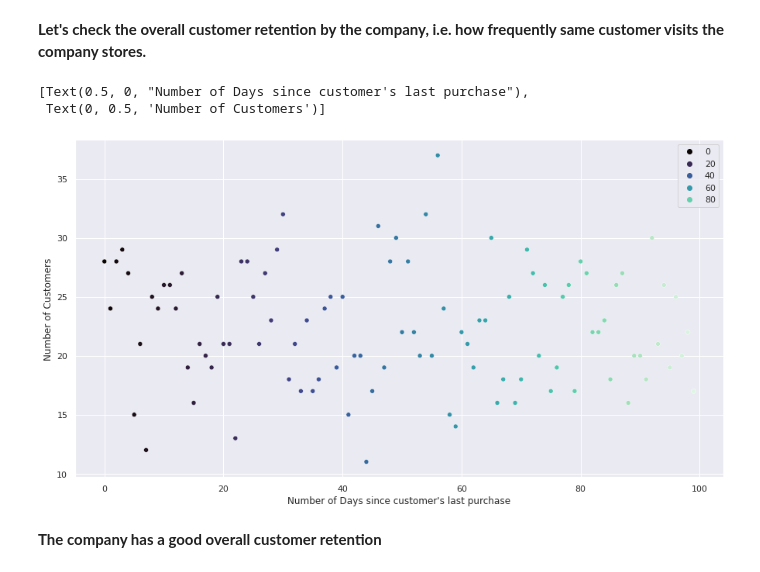
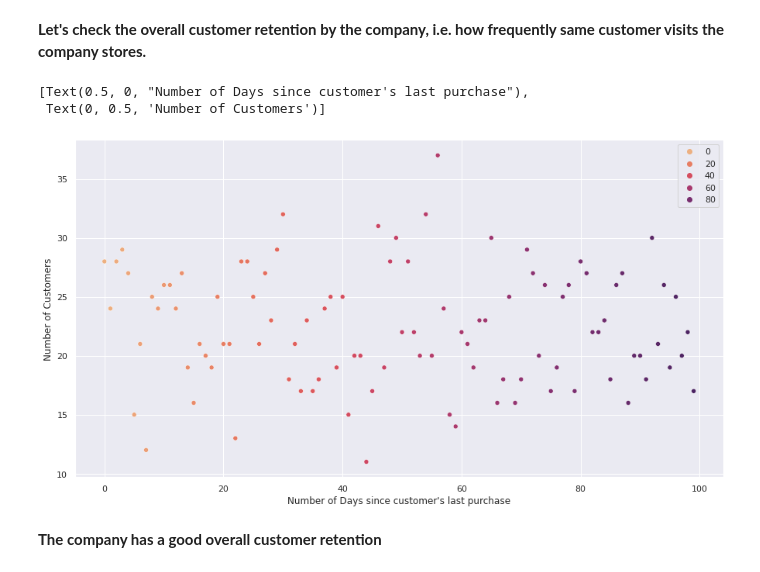
Before and after one commit to ashishakkumar/centerhears_internship, a Jupyter notebook: chears-internship-task.ipynb, the cells around one changed output. Saved outputs shown, nothing was run; the diff lists cells and outputs as text; code cells hidden in the pictures.

```diff
--- a/chears-internship-task.ipynb
+++ b/chears-internship-task.ipynb
@@ -190,14 +190,14 @@ Percentage of people buying from the online store who visited the website = 74.1
 # %%
 NumberOfDays= JuneDA['Recency'].value_counts()
 sns.set_style('darkgrid')
 sns.set_palette('PRGn')
 sns.set(rc = {'figure.figsize':(15,8)})
-g =sns.scatterplot(y=NumberOfDays.values,x=NumberOfDays.index,hue=NumberOfDays.index,palette='mako')
+g =sns.scatterplot(y=NumberOfDays.values,x=NumberOfDays.index,hue=NumberOfDays.index,palette='flare')
 g.set(xlabel = "Number of Days since customer's last purchase", ylabel = "Number of Customers")
 # %% [output]
 [Text(0.5, 0, "Number of Days since customer's last purchase"),
  Text(0, 0.5, 'Number of Customers')]
-[figure, old version]
+[figure, new version]
 # %% [markdown]
 **The company has a good overall customer retention**
 # %% [markdown]
```
Also changed, not shown: parts of 1 cell of this notebook.
